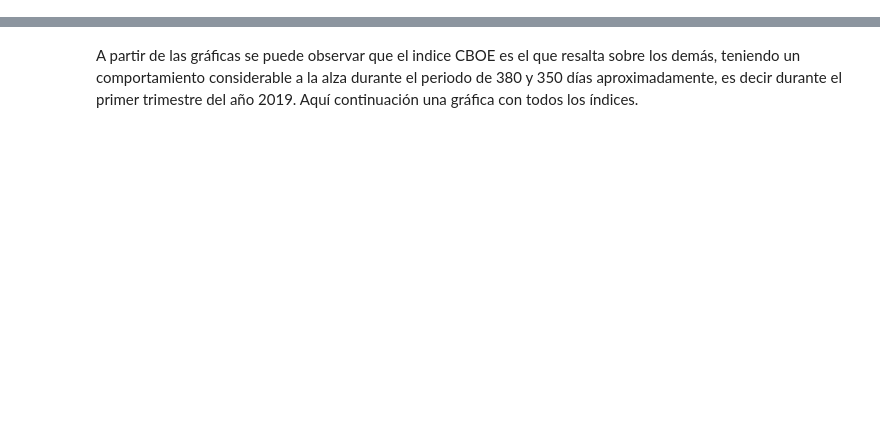
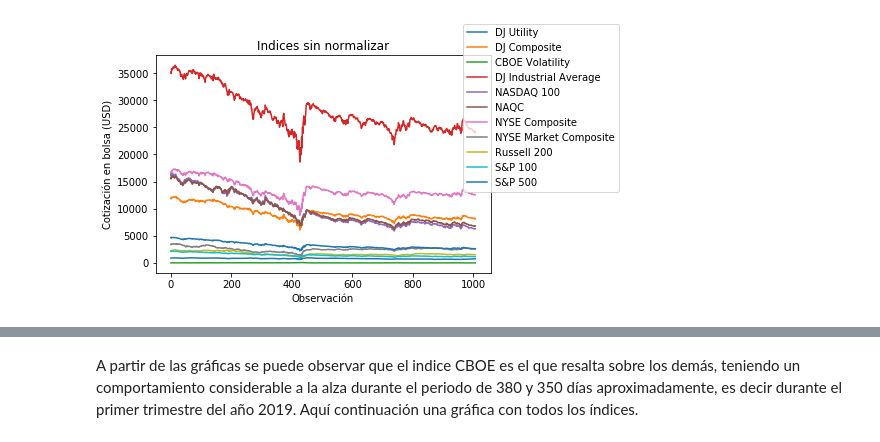
Before and after one commit to kennyldc/proyecto_final_opt21_eq8, a Jupyter notebook: solucion.ipynb, the cells around one changed output, grey strips where cells are left out. Cells and saved outputs as stored; diff of their text form; code cells hidden in the pictures; blank space fills up the shorter version.

```diff
--- a/solucion.ipynb
+++ b/solucion.ipynb
@@ -7,2 +9,3 @@ import math
 # %%
-indices=pd.read_csv('Data/indices.csv')
+indices=lectura_graficas('Data/indices.csv')
+indices.set_index("Unnamed: 0",inplace=True)
@@ -58,0 +23,4 @@ plt.show()
+# %%
+graficas_sin_normalizar(indices)
+# %% [output]
+[figure, added]
```
Also changed, not shown: parts of 19 cells of this notebook.
